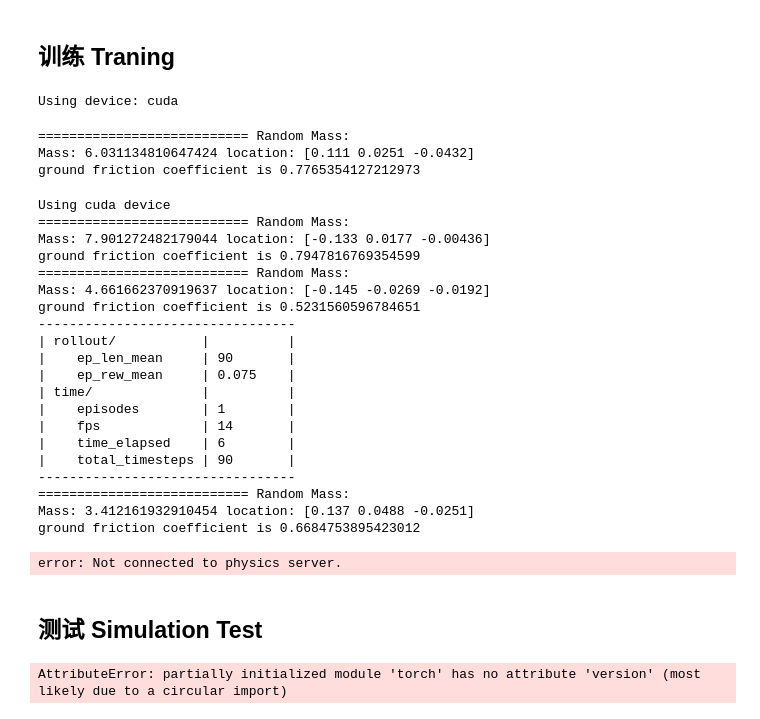
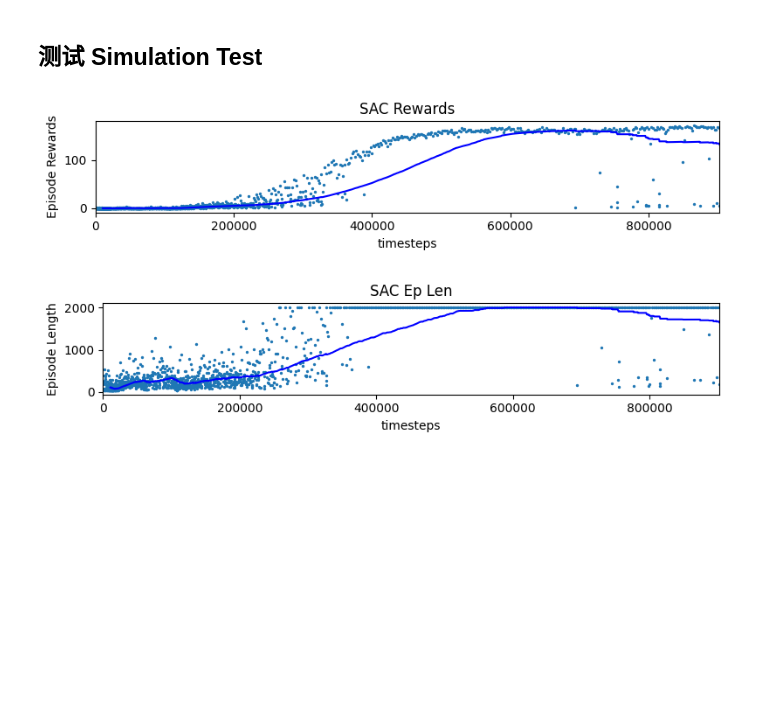
Before and after one commit to MATH-286-Pro/EPFL-MICRO-507-Legged-Robot-Project-2, a Jupyter notebook: test.ipynb, the cells around one changed output. Drawn from its saved outputs; the diff is of its cells as text; code cells hidden in the pictures; blank space fills up the shorter version.

```diff
--- a/test.ipynb
+++ b/test.ipynb
@@ -1,52 +1,3 @@
-# %% [markdown]
-## **训练 Traning**
-# %%
-# run_sb3.py  Simplification
-from tools.train import QuadrupedTrainer
-
-train = QuadrupedTrainer(algorithm       = "SAC",                     # algorithm: "SAC", "PPO"
-                         num_envs        = 1,                         # num_envs
-                         load_last_train = False,                     # was load_nn
-                         load_dir        = "112624231523_cpg_PPO_noise_FWD_60k",
-                        )
-
-train.set_env_config(motor_control_mode     ="CPG",             # Motor control mode
-                     task_env               ="FWD_LOCOMOTION",  # Task
-                     observation_space_mode ="LR_COURSE_OBS",   # Observation space
-                     add_noise              = True,
-                     terrain                = None,             # None, "RANDOM"
-                     EPISODE_LENGTH         = 15,               # Add for test
-                     render                 = False,            # Set true to check if everything is correct
-                     )
-
-train.train(total_timesteps=1000000)                            # maximum training timesteps
-train.save_model()
-# %% [output]
-Using device: cuda
-=========================== Random Mass:
-Mass: 6.031134810647424 location: [0.111 0.0251 -0.0432]
-ground friction coefficient is 0.7765354127212973
-Using cuda device
-=========================== Random Mass:
-Mass: 7.901272482179044 location: [-0.133 0.0177 -0.00436]
-ground friction coefficient is 0.7947816769354599
-=========================== Random Mass:
-Mass: 4.661662370919637 location: [-0.145 -0.0269 -0.0192]
-ground friction coefficient is 0.5231560596784651
----------------------------------
-| rollout/           |          |
-|    ep_len_mean     | 90       |
-|    ep_rew_mean     | 0.075    |
-| time/              |          |
-|    episodes        | 1        |
-|    fps             | 14       |
-|    time_elapsed    | 6        |
-|    total_timesteps | 90       |
----------------------------------
-=========================== Random Mass:
-Mass: 3.412161932910454 location: [0.137 0.0488 -0.0251]
-ground friction coefficient is 0.6684753895423012
-error: Not connected to physics server.
 # %% [markdown]
 ## **测试 Simulation Test**
 # %%
@@ -86,21 +37,22 @@ error: Not connected to physics server.
 # %%
 # load_sb3.py Simplification
 from tools.test import QuadrupedSimulation
 
 # 配置 Settings
 test = QuadrupedSimulation(algorithm="SAC",    # algorithm: "SAC", "PPO"
-                           log_dir="./logs/intermediate_models/120224231951")
+                           log_dir="./logs/intermediate_models/122924022340")
 
-test.set_env_config(render=True,
-                    record_video=False,
-                    motor_control_mode="CPG",
-                    task_env="FLAGRUN", #"FWD_LOCOMOTION",
-                    observation_space_mode="LR_COURSE_OBS",
-                    terrain="RANDOM",  #None,
-                    add_noise=False,
+test.set_env_config(render                 = True,
+                    motor_control_mode     = "CPG",
+                    task_env               = "FWD_LOCOMOTION", #"FWD_LOCOMOTION", "FLAGRUN" , "LR_COURSE_TASK"
+                    observation_space_mode = "LR_COURSE_OBS",
+                    terrain                = None, #"SLOPES", #"RANDOM",  #None,
+                    add_noise              = False,
+                    record_video           = False,
                     )
 
 test.load_plots()        # plot rewards in "0.monitor.csv"
 # test.load_and_run()      # run simulation
 # %% [output]
-AttributeError: partially initialized module 'torch' has no attribute 'version' (most likely due to a circular import)
+[figure, added]
+[figure, added]
```
Also changed, not shown: parts of 1 cell of this notebook, 5 other files.
